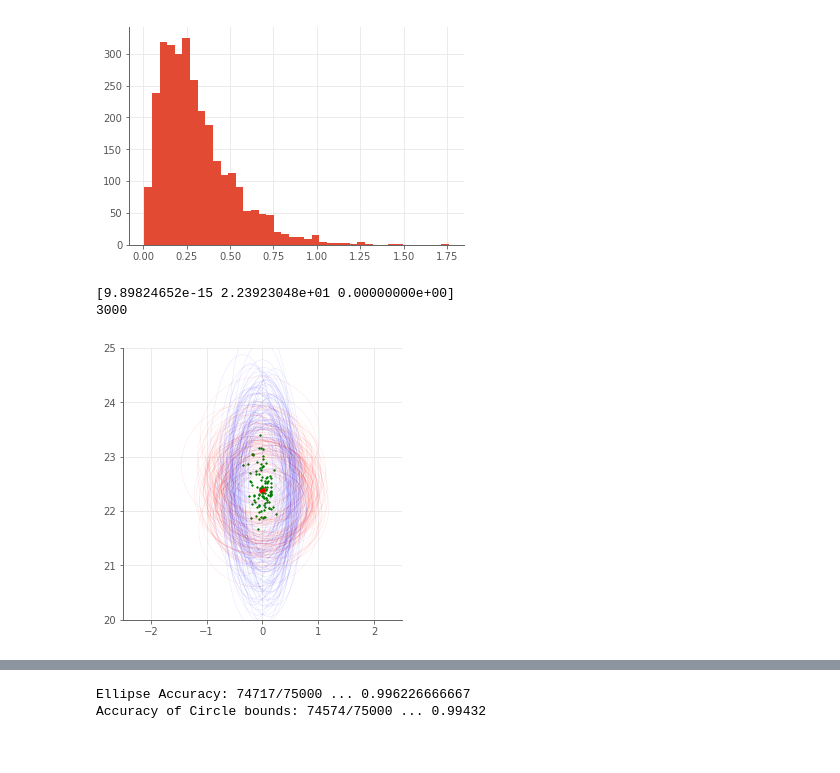
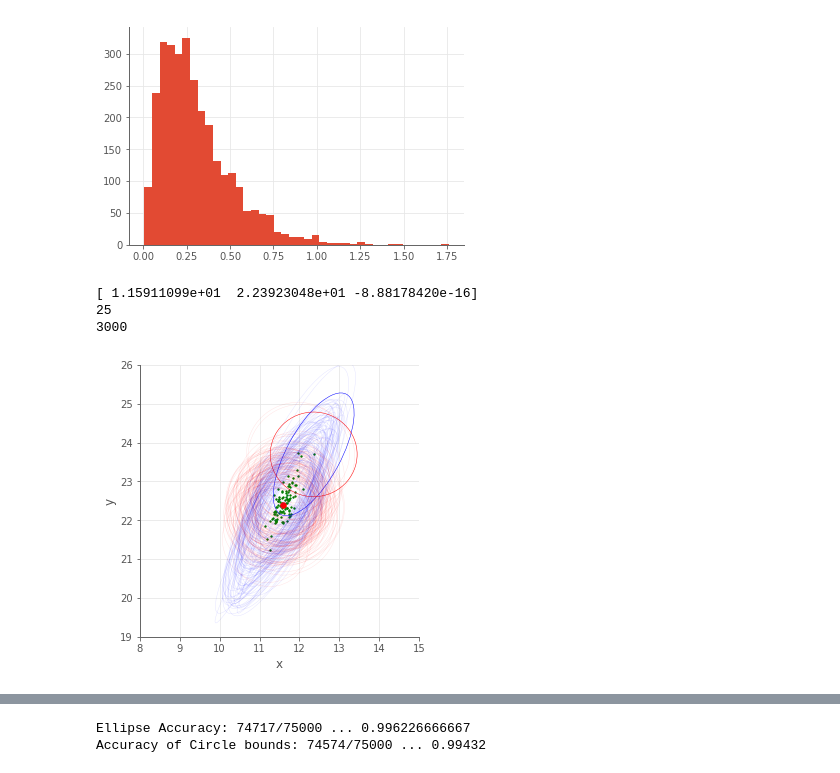
Before and after one commit to flyingsilverfin/AV-Camera-Placement, a Jupyter notebook: evaluation/camera/model_validity/Camera Error Model Evaluation.ipynb, the cells around one changed output, grey strips where cells are left out. Saved outputs shown, nothing was run; the diff lists cells and outputs as text; code cells hidden in the pictures.

```diff
--- a/evaluation/camera/model_validity/Camera Error Model Evaluation.ipynb
+++ b/evaluation/camera/model_validity/Camera Error Model Evaluation.ipynb
@@ -1502,16 +1582,16 @@ def get_error_elipse(r, minor_major_ratio, direction_vector):
 
 
 # check if every point's error ellipse contains the true point
-index = 22
+index = 24
 pt = world_points[index]
-calculated = np.array(calculated_centers[index][300:400])
+calculated = np.array(calculated_centers[index][100:200])
 fig = plt.figure(figsize=(5,5))
 ax = plt.subplot(111)
 print(pt)
+print(len(world_points))
 print (len(calculated_centers[index]))
-ax.set_xlim(-2.5,2.5)
-ax.set_ylim(20, 25)
-ax.scatter(*pt[:2], color='red')
+ax.set_xlim(8,15)
+ax.set_ylim(19,26)
 n_within, n_total = 0, calculated.shape[0]
 for i, center in enumerate(calculated):
     r = predicted_error_radius[index][i]
@@ -1526,37 +1606,41 @@ for i, center in enumerate(calculated):
         ax.scatter(*center[:2], color='green', s=3)
         el.set_edgecolor('blue')
         el.set_alpha(0.1)
     else:
         ax.scatter(*center[:2], color='blue', s=3)
         el.set_edgecolor('blue')
         el.set_alpha(1.0)
     el.set_fill(False)
 
     c = Ellipse(center[:2], 2*r, 2*r, angle=0.0)
     c.set_color('red')
 #     if (np.linalg.norm(center[:2] - pt[:2]) <r ) != c.contains_point(pt[:2]):
 #     print("{0}, center: {1}, distance: {2}, radius: {3}".format(pt[:2], center[:2], np.linalg.norm(pt - center),r))
     if c.contains_point(pt[:2]):
         c.set_alpha(0.1)
     else:
         c.set_alpha(1.0)
         el.set_alpha(1.0)
 
     ax.add_artist(el)
     c.set_fill(False)
 
     ax.add_artist(c)
+ax.scatter(*pt[:2], color='red')
 
+ax.set_xlabel("x")
+ax.set_ylabel("y")
 
 if save:
-    plt.savefig("figs/ovals_vs_circls.pdf",bbox_inches='tight')
-    plt.savefig("figs/ovals_vs_circls.pgf",bbox_inches='tight')
+    plt.savefig("figs/ovals_vs_circles.pdf",bbox_inches='tight')
+    plt.savefig("figs/ovals_vs_circles.pgf",bbox_inches='tight')
 else:
     plt.show()
 # %% [output]
-[9.89824652e-15 2.23923048e+01 0.00000000e+00]
+[ 1.15911099e+01  2.23923048e+01 -8.88178420e-16]
+25
 3000
-[figure, old version]
+[figure, new version]
 # %%
 print("Within ellipse: {0}/{1} ... ".format(n_within, n_total, ))
 # %% [output]
```
Also changed, not shown: parts of 23 cells of this notebook.
